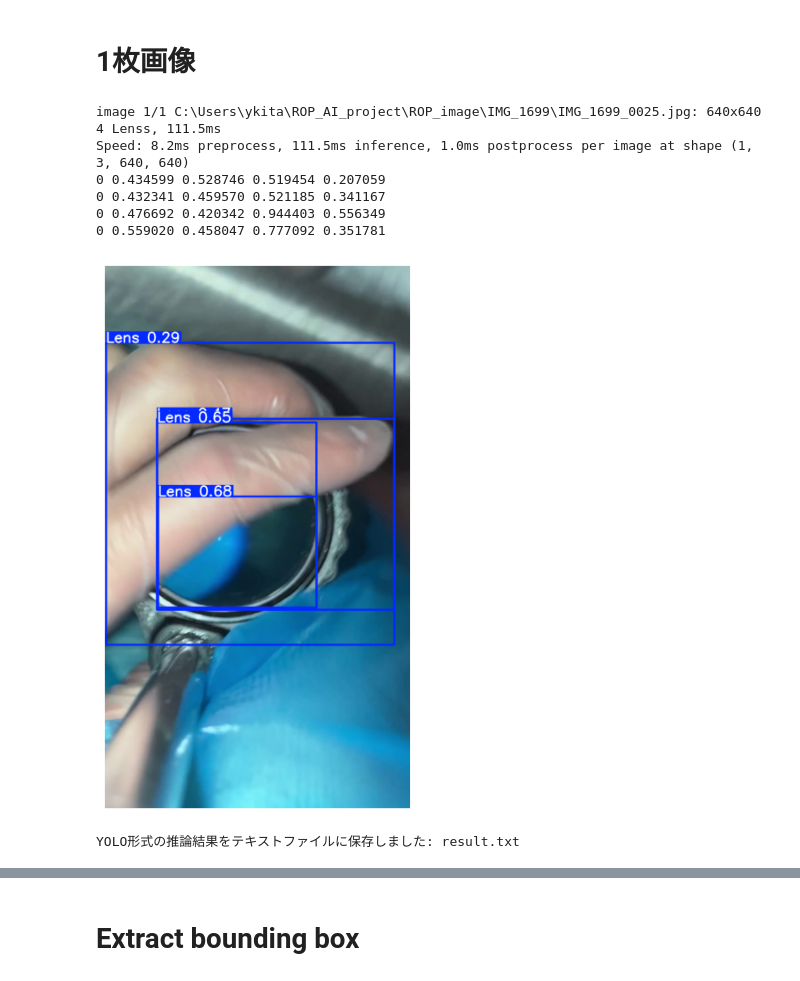
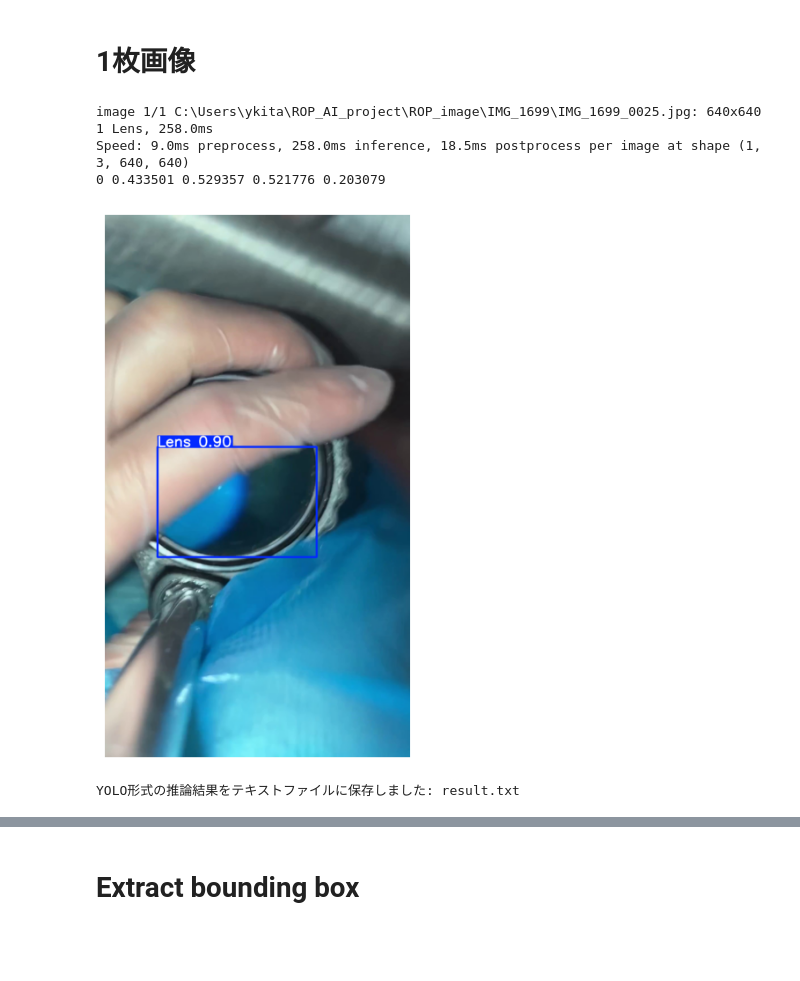
Before and after one commit to ykitaguchi77/ROP_AI_project, a Jupyter notebook: Inference_for_cvat.ipynb, the cells around one changed output, grey strips where cells are left out. Saved outputs shown, nothing was run; the diff lists cells and outputs as text; code cells hidden in the pictures; blank space fills up the shorter version.

```diff
--- a/Inference_for_cvat.ipynb
+++ b/Inference_for_cvat.ipynb
@@ -19,12 +19,12 @@ import cv2
 import matplotlib.pyplot as plt
 
 # モデルが未定義ならロードする
-model = RTDETR(r"C:\Users\ykita\ROP_AI_project\models\rtdetr-l-1700_1703.pt")
+model = RTDETR(r"C:\Users\ykita\ROP_AI_project\models\rtdetr-l-1699_1703.pt")
 try:
     model  # 変数modelが定義されているか確認
 except NameError:
     print("modelが未定義のため、ロードを実行します。")
-    model = RTDETR(r"C:\Users\ykita\ROP_AI_project\models\rtdetr-l-1700_1703.pt")
+    model = RTDETR(r"C:\Users\ykita\ROP_AI_project\models\rtdetr-l-1699_1703.pt")
 
 # 推論を実行: YOLOの推論
 image_path = r'C:\Users\ykita\ROP_AI_project\ROP_image\IMG_1699\IMG_1699_0025.jpg'
@@ -40,40 +40,37 @@ for r in results:
 
         # YOLO形式: class x_center y_center width height
         # 小数点以下6桁で出力したい場合
         print(f"{cls_id} {x_center:.6f} {y_center:.6f} {width:.6f} {height:.6f}")
 
     # 検出結果を画像に描画して表示
     plt.figure(figsize=(12, 8))
     plt.imshow(cv2.cvtColor(r.plot(), cv2.COLOR_BGR2RGB))
     plt.axis('off')
     plt.show()
 
     # 結果の保存
     #cv2.imwrite('result.jpg', r.plot())
 
 # YOLO形式の推論結果をresult.txtに保存
 save_txt_path = 'result.txt'
 
 # YOLO形式の推論結果をテキストファイルに書き込み
 with open(save_txt_path, 'w') as f:
     for r in results:
         boxes = r.boxes  # YOLOv8系の出力
         for box in boxes:
             cls_id = int(box.cls[0])
             x_center, y_center, width, height = box.xywhn[0]
             # YOLO形式: class x_center y_center width height （小数点以下6桁）
             line = f"{cls_id} {x_center:.6f} {y_center:.6f} {width:.6f} {height:.6f}\n"
             f.write(line)
 
 print(f"YOLO形式の推論結果をテキストファイルに保存しました: {save_txt_path}")
 # %% [output]
-image 1/1 C:\Users\ykita\ROP_AI_project\ROP_image\IMG_1699\IMG_1699_0025.jpg: 640x640 4 Lenss, 111.5ms
-Speed: 8.2ms preprocess, 111.5ms inference, 1.0ms postprocess per image at shape (1, 3, 640, 640)
-0 0.434599 0.528746 0.519454 0.207059
-0 0.432341 0.459570 0.521185 0.341167
-0 0.476692 0.420342 0.944403 0.556349
-0 0.559020 0.458047 0.777092 0.351781
+image 1/1 C:\Users\ykita\ROP_AI_project\ROP_image\IMG_1699\IMG_1699_0025.jpg: 640x640 1 Lens, 258.0ms
+Speed: 9.0ms preprocess, 258.0ms inference, 18.5ms postprocess per image at shape (1, 3, 640, 640)
+0 0.433501 0.529357 0.521776 0.203079
-[figure, old version]
+[figure, new version]
 YOLO形式の推論結果をテキストファイルに保存しました: result.txt
 # %%
 #動画出力
```
Also changed, not shown: parts of 2 cells of this notebook, 2 other files.
